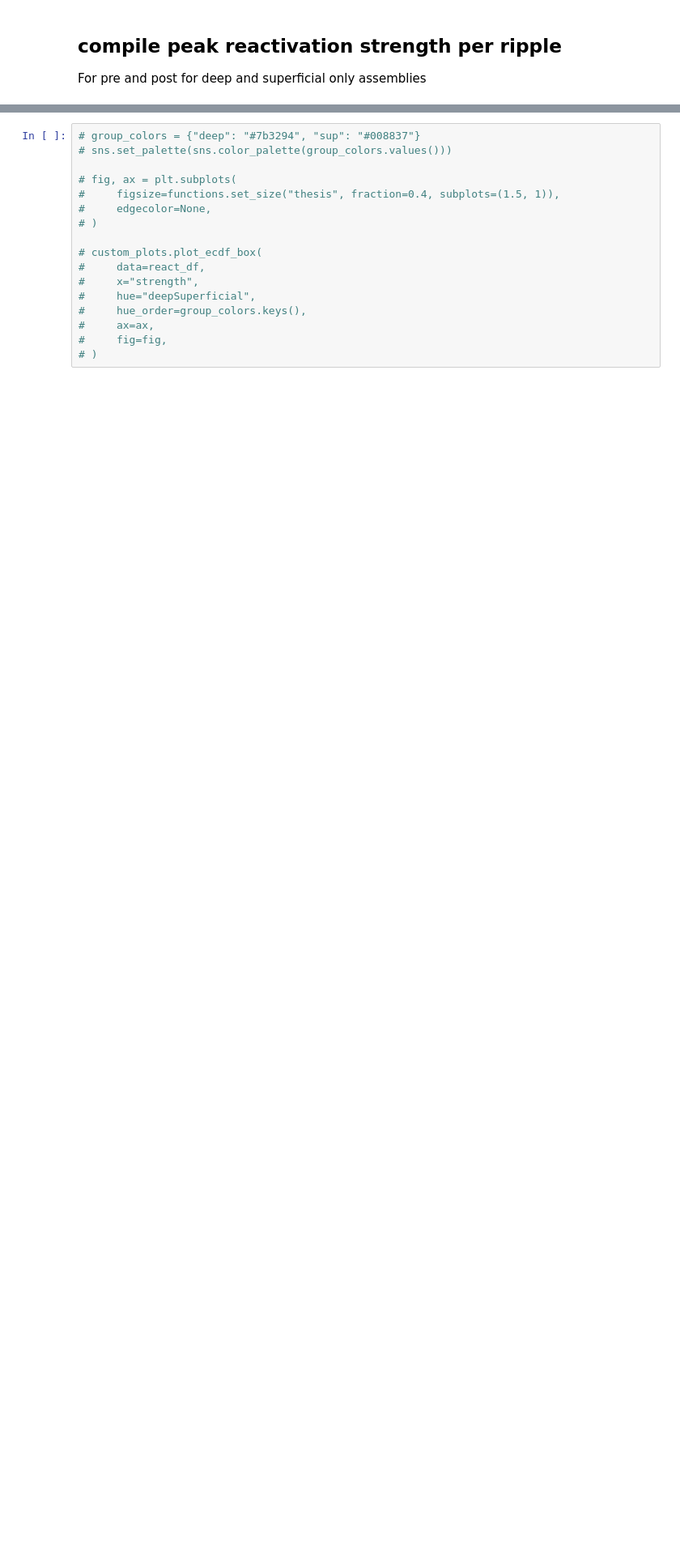
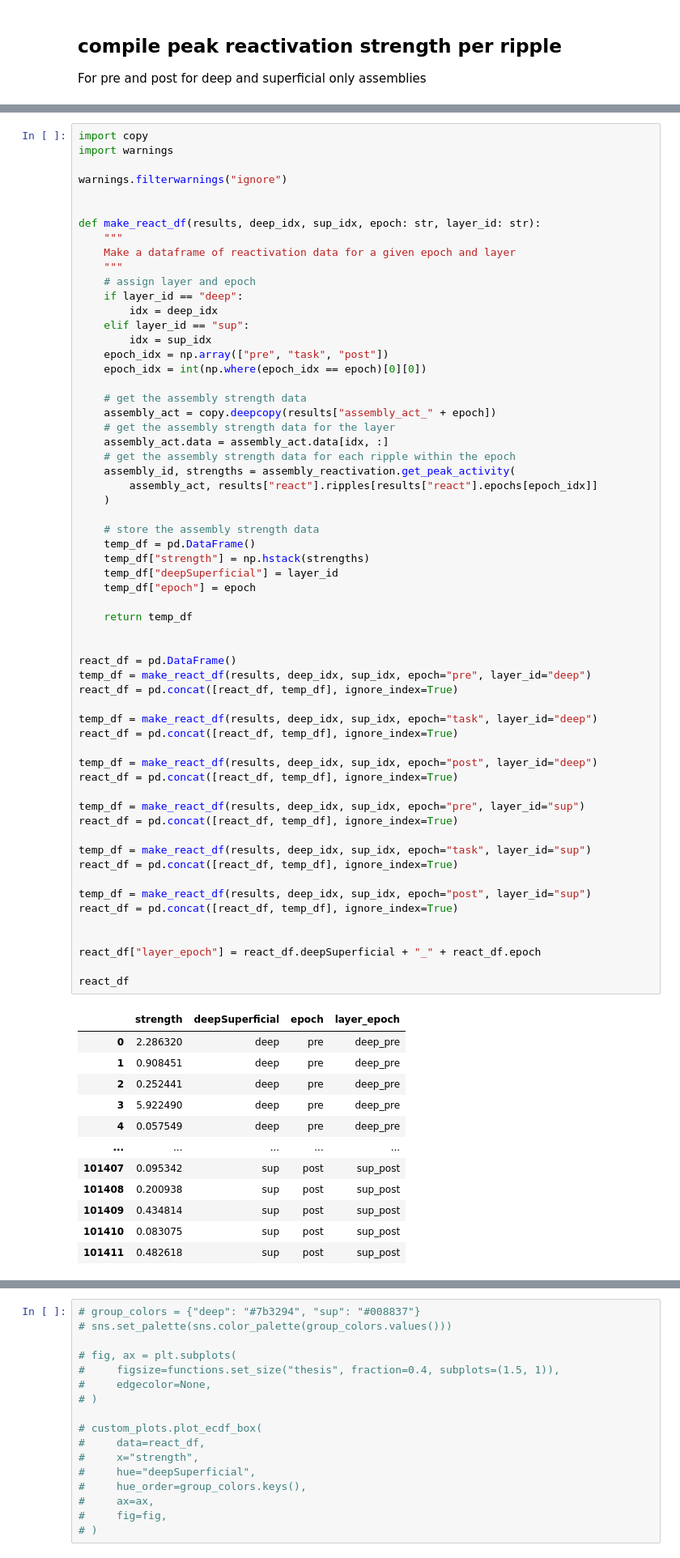
Before and after one commit to ryanharvey1/ripple_heterogeneity, a Jupyter notebook: scripts/assembly/assembly_pre_task_post_react.ipynb, the cells around one changed output, grey strips where cells are left out. Shown at 81% size. Saved outputs shown, nothing was run; the diff lists cells and outputs as text; blank space fills up the shorter version.

```diff
--- a/scripts/assembly/assembly_pre_task_post_react.ipynb
+++ b/scripts/assembly/assembly_pre_task_post_react.ipynb
@@ -193,0 +215,73 @@ react_df
+# %%
+import copy
+import warnings
+
+warnings.filterwarnings("ignore")
+
+
+def make_react_df(results, deep_idx, sup_idx, epoch: str, layer_id: str):
+    """
+    Make a dataframe of reactivation data for a given epoch and layer
+    """
+    # assign layer and epoch
+    if layer_id == "deep":
+        idx = deep_idx
+    elif layer_id == "sup":
+        idx = sup_idx
+    epoch_idx = np.array(["pre", "task", "post"])
+    epoch_idx = int(np.where(epoch_idx == epoch)[0][0])
+
+    # get the assembly strength data
+    assembly_act = copy.deepcopy(results["assembly_act_" + epoch])
+    # get the assembly strength data for the layer
+    assembly_act.data = assembly_act.data[idx, :]
+    # get the assembly strength data for each ripple within the epoch
+    assembly_id, strengths = assembly_reactivation.get_peak_activity(
+        assembly_act, results["react"].ripples[results["react"].epochs[epoch_idx]]
+    )
+
+    # store the assembly strength data
+    temp_df = pd.DataFrame()
+    temp_df["strength"] = np.hstack(strengths)
+    temp_df["deepSuperficial"] = layer_id
+    temp_df["epoch"] = epoch
+
+    return temp_df
+
+
+react_df = pd.DataFrame()
+temp_df = make_react_df(results, deep_idx, sup_idx, epoch="pre", layer_id="deep")
+react_df = pd.concat([react_df, temp_df], ignore_index=True)
+
+temp_df = make_react_df(results, deep_idx, sup_idx, epoch="task", layer_id="deep")
+react_df = pd.concat([react_df, temp_df], ignore_index=True)
+
+temp_df = make_react_df(results, deep_idx, sup_idx, epoch="post", layer_id="deep")
+react_df = pd.concat([react_df, temp_df], ignore_index=True)
+
+temp_df = make_react_df(results, deep_idx, sup_idx, epoch="pre", layer_id="sup")
+react_df = pd.concat([react_df, temp_df], ignore_index=True)
+
+temp_df = make_react_df(results, deep_idx, sup_idx, epoch="task", layer_id="sup")
+react_df = pd.concat([react_df, temp_df], ignore_index=True)
+
+temp_df = make_react_df(results, deep_idx, sup_idx, epoch="post", layer_id="sup")
+react_df = pd.concat([react_df, temp_df], ignore_index=True)
+
+
+react_df["layer_epoch"] = react_df.deepSuperficial + "_" + react_df.epoch
+
+react_df
+# %% [output]
+|  | strength | deepSuperficial | epoch | layer_epoch |
+| 0 | 2.286320 | deep | pre | deep_pre |
+| 1 | 0.908451 | deep | pre | deep_pre |
+| 2 | 0.252441 | deep | pre | deep_pre |
+| 3 | 5.922490 | deep | pre | deep_pre |
+| 4 | 0.057549 | deep | pre | deep_pre |
+| ... | ... | ... | ... | ... |
+| 101407 | 0.095342 | sup | post | sup_post |
+| 101408 | 0.200938 | sup | post | sup_post |
+| 101409 | 0.434814 | sup | post | sup_post |
+| 101410 | 0.083075 | sup | post | sup_post |
+| 101411 | 0.482618 | sup | post | sup_post |
```
Also changed, not shown: parts of 56 cells of this notebook.
